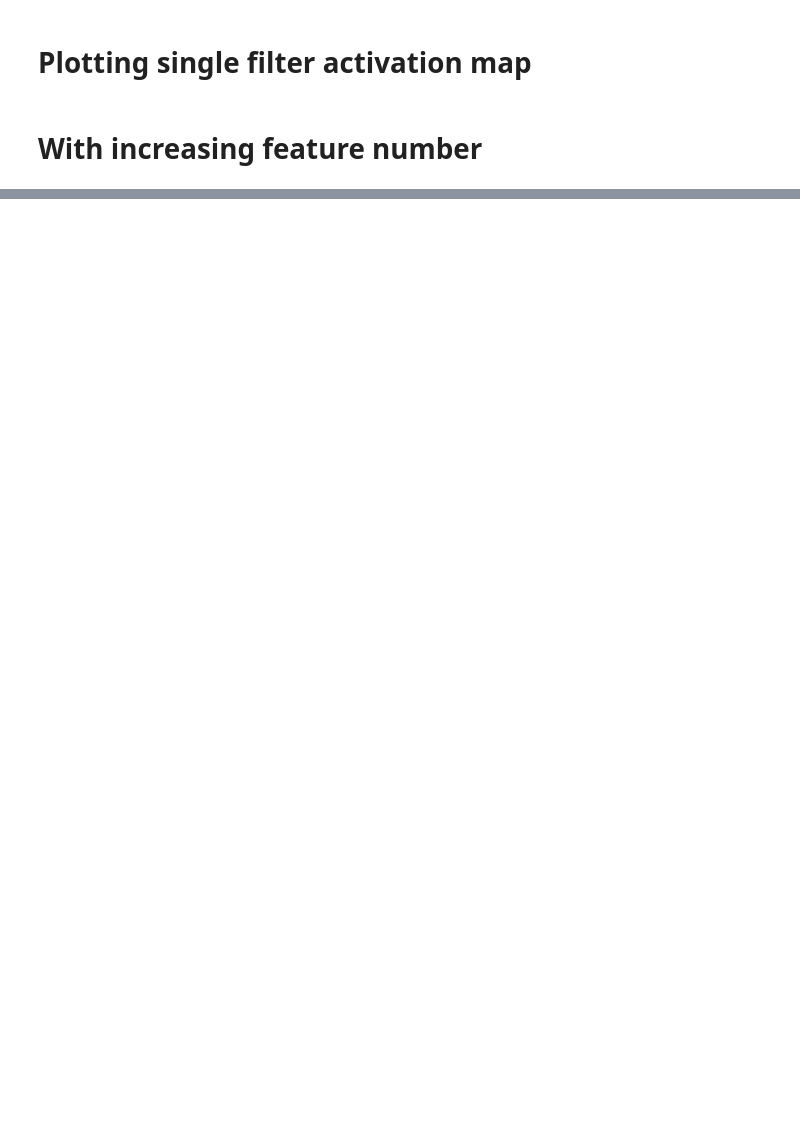
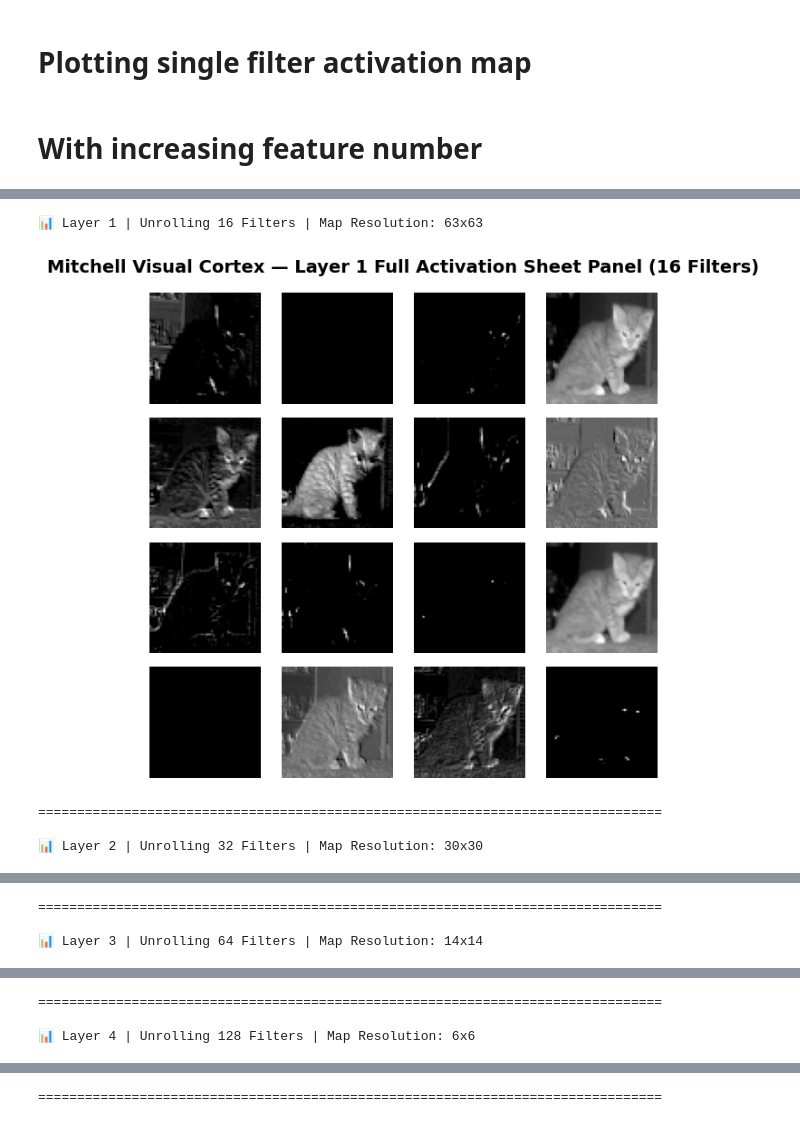
Before and after one commit to bhushan1729/Pytorch-Tutorial, a Jupyter notebook: dog_or_cat.ipynb, the cells around one changed output, grey strips where cells are left out. Cells and saved outputs as stored; diff of their text form; code cells hidden in the pictures; blank space fills up the shorter version.

```diff
--- a/dog_or_cat.ipynb
+++ b/dog_or_cat.ipynb
@@ -619,0 +920,58 @@ plt.show()
+# %%
+import torch
+import matplotlib.pyplot as plt
+import math
+
+# 1. Prepare a single validation image from your test truck conveyor belt
+model.eval()
+single_image_batch = next(iter(test_loader))["image"][2].unsqueeze(0).to(device)
+
+# Assemble your newly evolved architecture layers into an ordered tracking list
+# NOTE: We include your maxpool operations since your forward pass now uses them!
+layers = [model.conv1, model.conv2, model.conv3, model.conv4]
+current_features = single_image_batch
+
+# 2. Sequential Extraction Pass
+with torch.no_grad():
+    for layer_idx, conv_layer in enumerate(layers):
+
+        # Mirror your model's forward pass mechanics: Conv -> ReLU -> MaxPool
+        current_features = model.maxpool(model.relu(conv_layer(current_features)))
+
+        # Squeeze out the batch dimension to get a clean 3D array: [Channels, H, W]
+        activation_grid = current_features.squeeze(0).cpu().numpy()
+        num_filters = activation_grid.shape[0]
+
+        # --- DYNAMIC GRID panel OVERHEAD MATH ---
+        # Calculate how many rows and columns we need to form a near-square grid layout panel
+        cols = int(math.ceil(math.sqrt(num_filters)))
+        rows = int(math.ceil(num_filters / cols))
+
+        # Open a new global figure canvas pane for this entire layer sheet panel
+        fig, axes = plt.subplots(rows, cols, figsize=(cols * 1.5, rows * 1.5))
+        # Flatten the axes array matrix so we can loop through it cleanly in a single row index list
+        axes = axes.flatten() if num_filters > 1 else [axes]
+
+        print(f"📊 Layer {layer_idx + 1} | Unrolling {num_filters} Filters | Map Resolution: {activation_grid.shape[1]}x{activation_grid.shape[2]}")
+
+        # 3. Inner Loop: Render every single filter map stamp into its matrix slot
+        for i in range(len(axes)):
+            ax = axes[i]
+            if i < num_filters:
+                # Isolate the exact 2D feature map channel
+                target_map = activation_grid[i]
+                ax.imshow(target_map, cmap='gray')
+
+            # Keep the layout clean by stripping away axis margins and numbers
+            ax.axis('off')
+
+        plt.suptitle(f"Mitchell Visual Cortex — Layer {layer_idx + 1} Full Activation Sheet Panel ({num_filters} Filters)", fontsize=14, fontweight='bold', y=0.98)
+        plt.tight_layout()
+        plt.show()
+        print("\n" + "="*80 + "\n")
+# %% [output]
+📊 Layer 1 | Unrolling 16 Filters | Map Resolution: 63x63
+[figure, added]
+================================================================================
+
+📊 Layer 2 | Unrolling 32 Filters | Map Resolution: 30x30
@@ -619,0 +979,3 @@ plt.show()
+================================================================================
+
+📊 Layer 3 | Unrolling 64 Filters | Map Resolution: 14x14
@@ -619,0 +983,3 @@ plt.show()
+================================================================================
+
+📊 Layer 4 | Unrolling 128 Filters | Map Resolution: 6x6
@@ -619,0 +987 @@ plt.show()
+================================================================================
```
Also changed, not shown: parts of 14 cells of this notebook.
